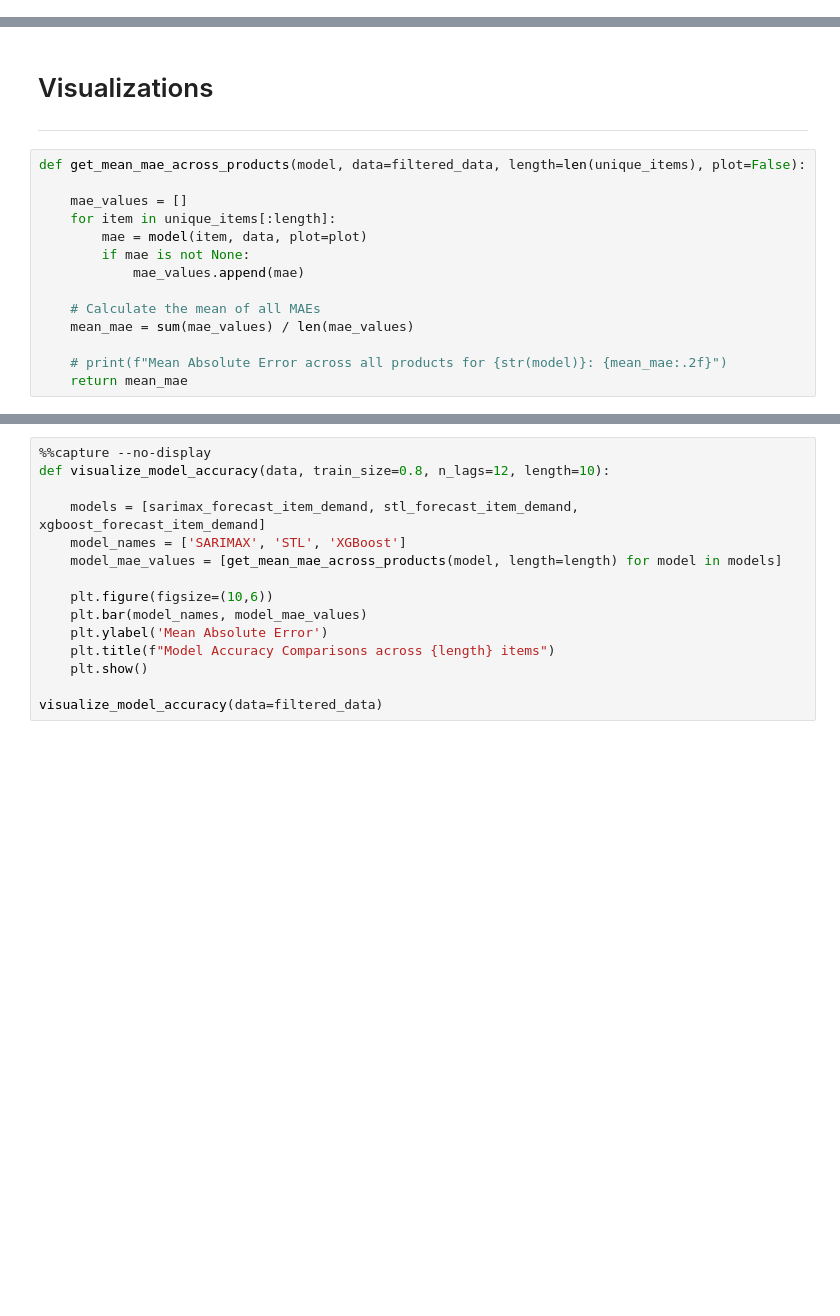
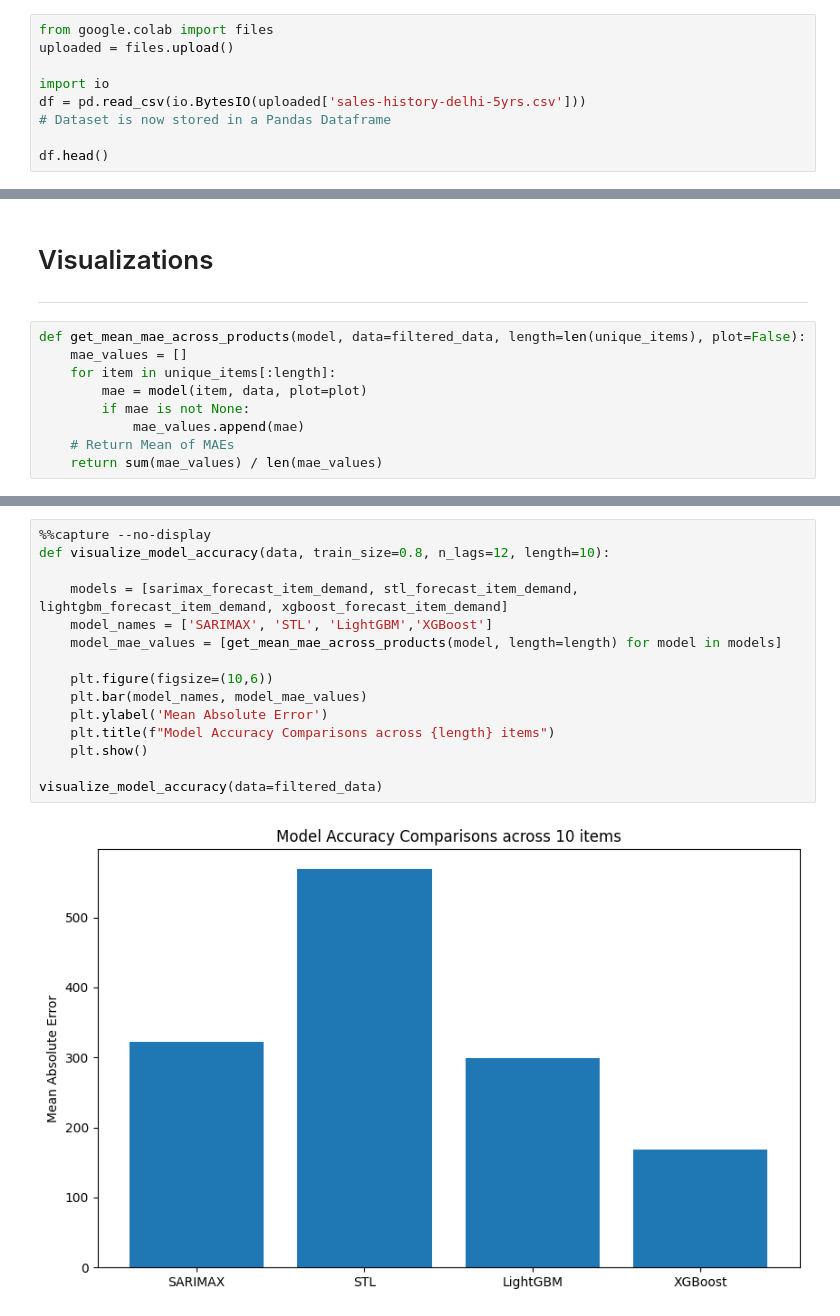
Before and after one commit to prathamshroff/Inventory-Demand-Forecasting, a Jupyter notebook: inventory-forecasting.ipynb, the cells around one changed output, grey strips where cells are left out. Cells and saved outputs as stored; diff of their text form; blank space fills up the shorter version.

```diff
--- a/inventory-forecasting.ipynb
+++ b/inventory-forecasting.ipynb
@@ -48,0 +44,9 @@ df.head()
+# %%
+from google.colab import files
+uploaded = files.upload()
+
+import io
+df = pd.read_csv(io.BytesIO(uploaded['sales-history-delhi-5yrs.csv']))
+# Dataset is now stored in a Pandas Dataframe
+
+df.head()
@@ -546,18 +585,13 @@ def xgboost_forecast_item_demand(item_name, data, plot=False, train_size=0.8, n_
 ---
 # %%
 def get_mean_mae_across_products(model, data=filtered_data, length=len(unique_items), plot=False):
-
     mae_values = []
     for item in unique_items[:length]:
         mae = model(item, data, plot=plot)
         if mae is not None:
             mae_values.append(mae)
-
-    # Calculate the mean of all MAEs
-    mean_mae = sum(mae_values) / len(mae_values)
-
-    # print(f"Mean Absolute Error across all products for {str(model)}: {mean_mae:.2f}")
-    return mean_mae
+    # Return Mean of MAEs
+    return sum(mae_values) / len(mae_values)
 # %%
 %%capture --no-display
 
@@ -584,15 +625,17 @@ visualize_all_forecasts_by_item(item_name, filtered_data)
 # %%
 %%capture --no-display
 def visualize_model_accuracy(data, train_size=0.8, n_lags=12, length=10):
 
-    models = [sarimax_forecast_item_demand, stl_forecast_item_demand, xgboost_forecast_item_demand]
-    model_names = ['SARIMAX', 'STL', 'XGBoost']
+    models = [sarimax_forecast_item_demand, stl_forecast_item_demand, lightgbm_forecast_item_demand, xgboost_forecast_item_demand]
+    model_names = ['SARIMAX', 'STL', 'LightGBM','XGBoost']
     model_mae_values = [get_mean_mae_across_products(model, length=length) for model in models]
 
     plt.figure(figsize=(10,6))
     plt.bar(model_names, model_mae_values)
     plt.ylabel('Mean Absolute Error')
     plt.title(f"Model Accuracy Comparisons across {length} items")
     plt.show()
 
 visualize_model_accuracy(data=filtered_data)
+# %% [output]
+[figure, added]
```
Also changed, not shown: parts of 30 cells of this notebook.
